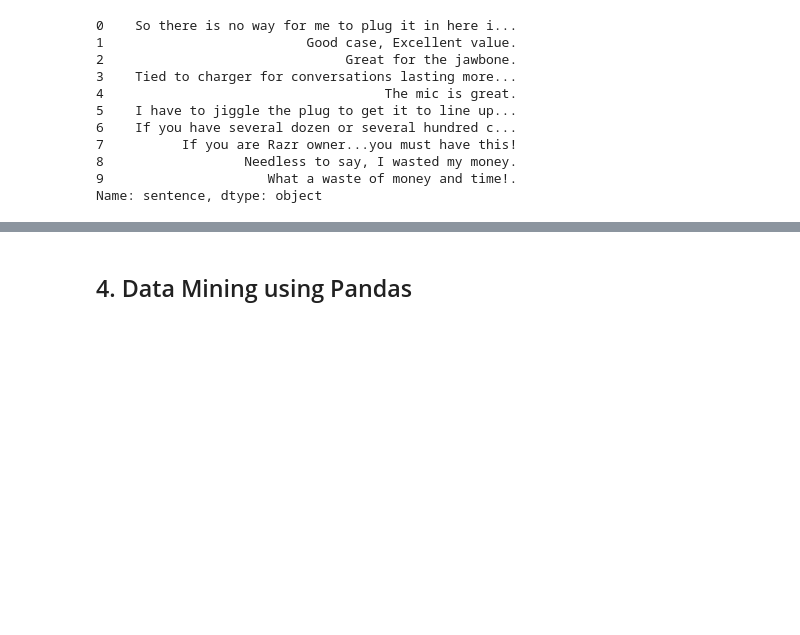
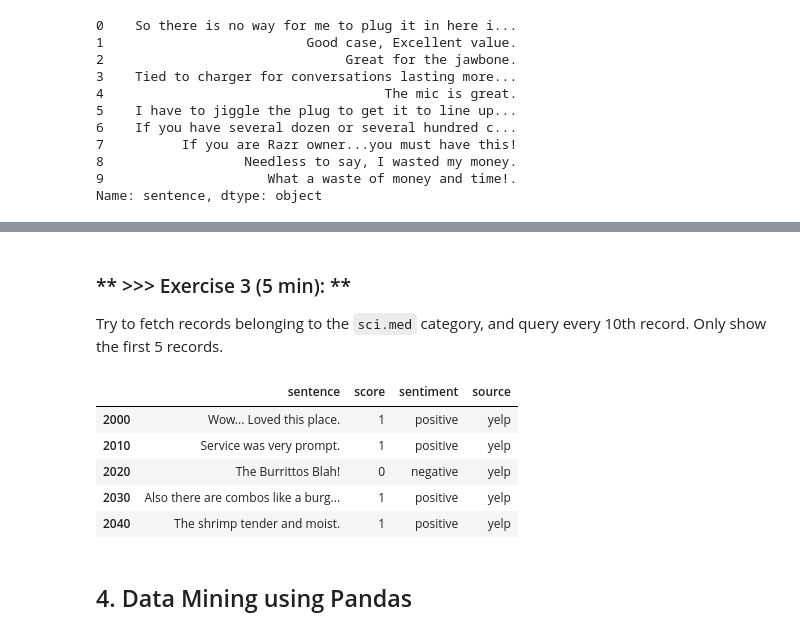
Before and after one commit to freezexpert/DM2023-Lab1-Master, a Jupyter notebook: Homework/DM2023-Lab1-Homework.ipynb, the cells around one changed output, grey strips where cells are left out. Drawn from its saved outputs; the diff is of its cells as text; code cells hidden in the pictures; blank space fills up the shorter version.

````diff
--- a/Homework/DM2023-Lab1-Homework.ipynb
+++ b/Homework/DM2023-Lab1-Homework.ipynb
@@ -161,3 +191,17 @@ Name: sentence, dtype: object
+# %% [markdown]
+### ** >>> Exercise 3 (5 min): **
+Try to fetch records belonging to the ```sci.med``` category, and query every 10th record. Only show the first 5 records.
+# %%
+# Answer here
+# data[data['source'] == 'yelp'].iloc[::10][:5]
+data[data['source'] == 'yelp'][::10][:5]
+# %% [output]
+|  | sentence | score | sentiment | source |
+| 2000 | Wow... Loved this place. | 1 | positive | yelp |
+| 2010 | Service was very prompt. | 1 | positive | yelp |
+| 2020 | The Burrittos Blah! | 0 | negative | yelp |
+| 2030 | Also there are combos like a burg... | 1 | positive | yelp |
+| 2040 | The shrimp tender and moist. | 1 | positive | yelp |
 # %% [markdown]
 ## 4. Data Mining using Pandas
 # %%
````
Also changed, not shown: parts of 20 cells of this notebook, 3 other files.
